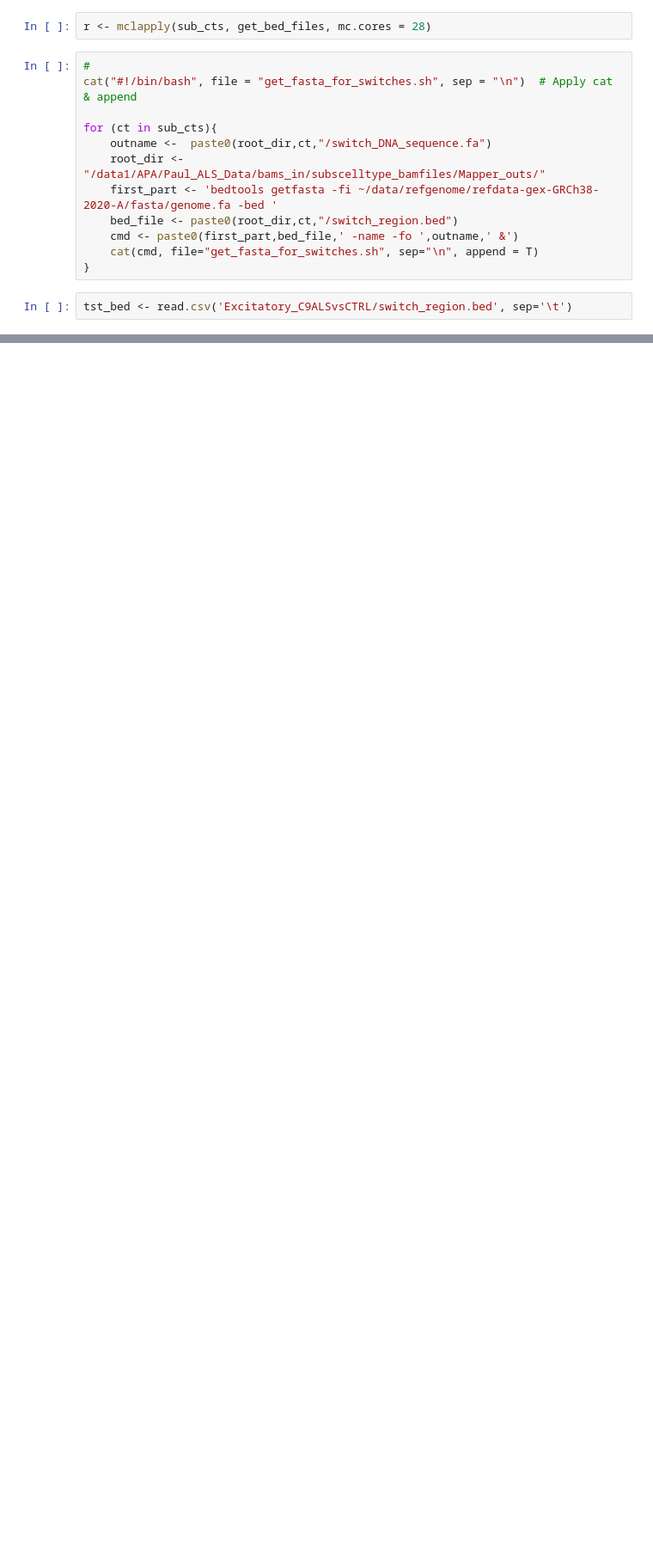
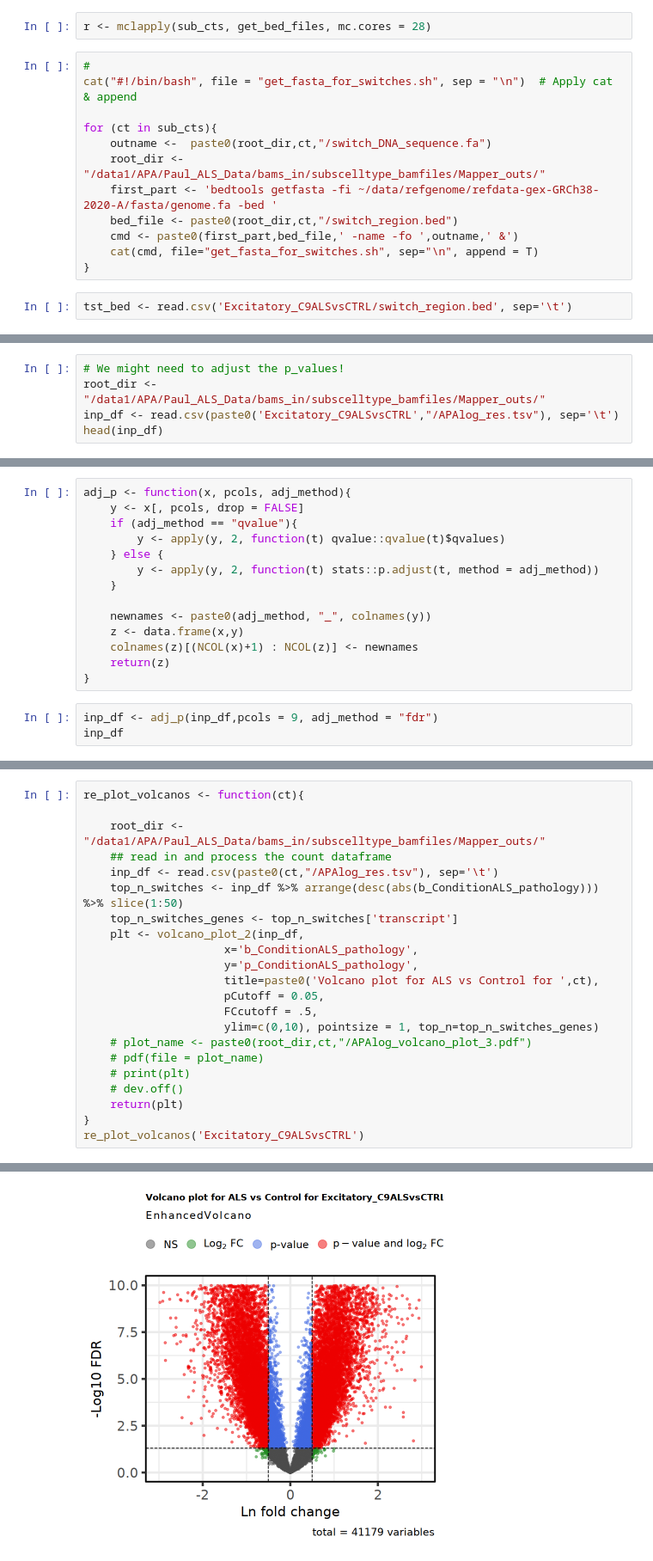
Before and after one commit to AidenSb/APA, a Jupyter notebook: For_DL_model/add_PAS_counts.ipynb, the cells around one changed output, grey strips where cells are left out. Shown at 86% size. Saved outputs shown, nothing was run; the diff lists cells and outputs as text; blank space fills up the shorter version.

```diff
--- a/For_DL_model/add_PAS_counts.ipynb
+++ b/For_DL_model/add_PAS_counts.ipynb
@@ -620,0 +622,5 @@ NULL
+# %%
+# We might need to adjust the p_values!
+root_dir <- "/data1/APA/Paul_ALS_Data/bams_in/subscelltype_bamfiles/Mapper_outs/"
+inp_df <- read.csv(paste0('Excitatory_C9ALSvsCTRL',"/APAlog_res.tsv"), sep='\t')
+head(inp_df)
@@ -620,0 +637,17 @@ NULL
+# %%
+adj_p <- function(x, pcols, adj_method){
+    y <- x[, pcols, drop = FALSE]
+    if (adj_method == "qvalue"){
+        y <- apply(y, 2, function(t) qvalue::qvalue(t)$qvalues)
+    } else {
+        y <- apply(y, 2, function(t) stats::p.adjust(t, method = adj_method))
+    }
+
+    newnames <- paste0(adj_method, "_", colnames(y))
+    z <- data.frame(x,y)
+    colnames(z)[(NCOL(x)+1) : NCOL(z)] <- newnames
+    return(z)
+}
+# %%
+inp_df <- adj_p(inp_df,pcols = 9, adj_method = "fdr")
+inp_df
@@ -620,0 +674,23 @@ NULL
+# %%
+re_plot_volcanos <- function(ct){
+
+    root_dir <- "/data1/APA/Paul_ALS_Data/bams_in/subscelltype_bamfiles/Mapper_outs/"
+    ## read in and process the count dataframe
+    inp_df <- read.csv(paste0(ct,"/APAlog_res.tsv"), sep='\t')
+    top_n_switches <- inp_df %>% arrange(desc(abs(b_ConditionALS_pathology))) %>% slice(1:50)
+    top_n_switches_genes <- top_n_switches['transcript']
+    plt <- volcano_plot_2(inp_df,
+                     x='b_ConditionALS_pathology',
+                     y='p_ConditionALS_pathology',
+                     title=paste0('Volcano plot for ALS vs Control for ',ct),
+                     pCutoff = 0.05,
+                     FCcutoff = .5,
+                     ylim=c(0,10), pointsize = 1, top_n=top_n_switches_genes)
+    # plot_name <- paste0(root_dir,ct,"/APAlog_volcano_plot_3.pdf")
+    # pdf(file = plot_name)
+    # print(plt)
+    # dev.off()
+    return(plt)
+}
+re_plot_volcanos('Excitatory_C9ALSvsCTRL')
+# %% [output]
@@ -620,0 +699 @@ NULL
+[figure, added]
```
Also changed, not shown: parts of 8 cells of this notebook, 23 other files.
